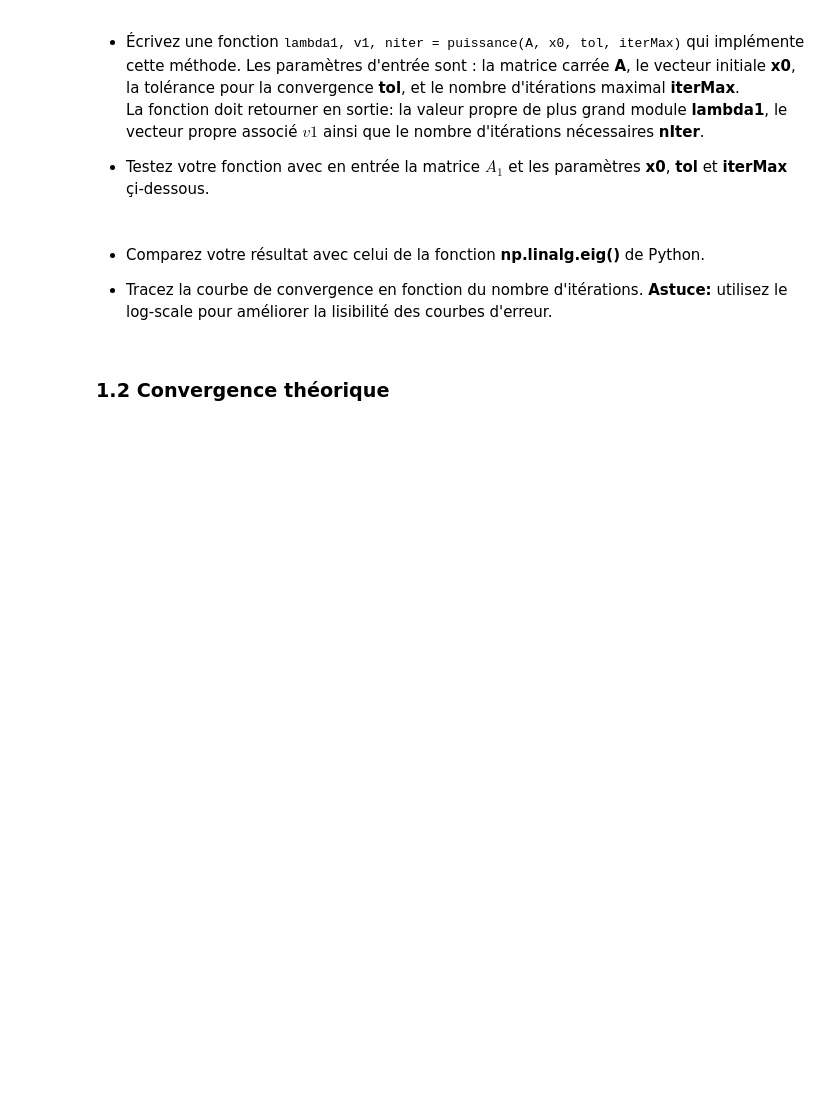
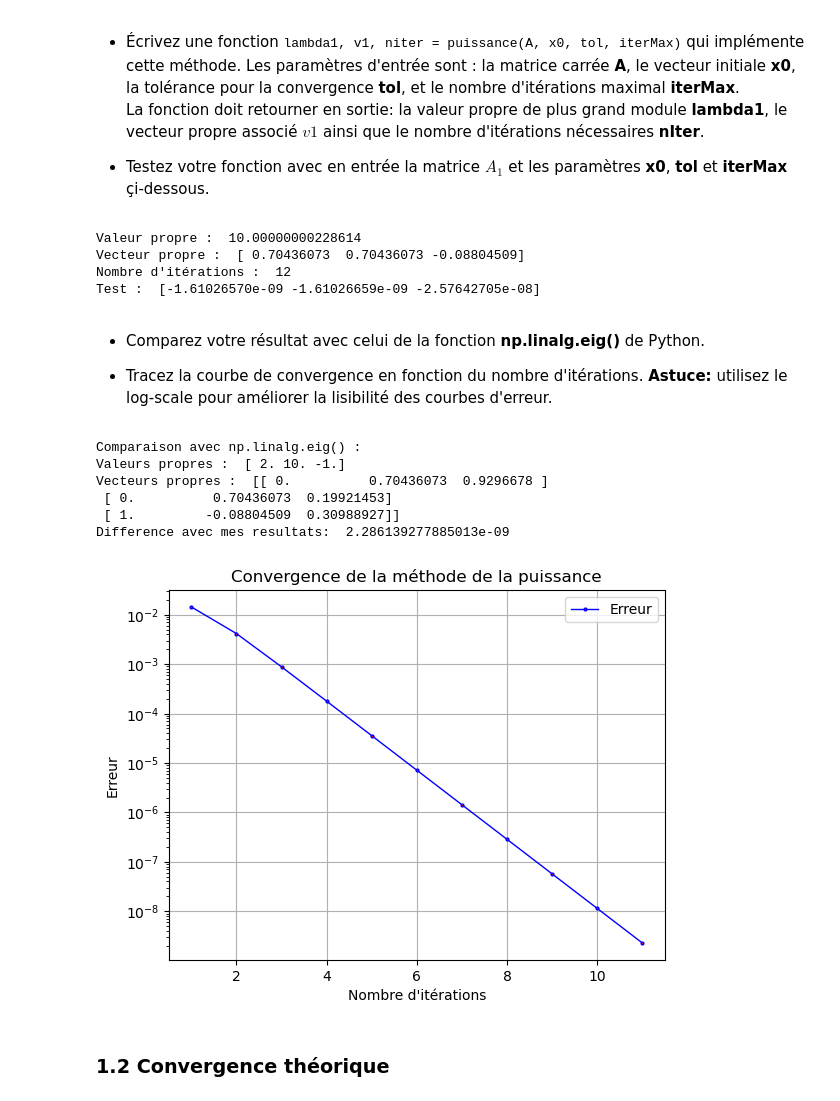
Before and after one commit to raphaffou/Methodes-numeriques, a Jupyter notebook: TP2-methodePuissance-2024-v3.ipynb, the cells around one changed output. Cells and saved outputs as stored; diff of their text form; code cells hidden in the pictures; blank space fills up the shorter version.

```diff
--- a/TP2-methodePuissance-2024-v3.ipynb
+++ b/TP2-methodePuissance-2024-v3.ipynb
@@ -54,20 +63,74 @@ print(A1)
 # Fonction puissance
 
 def puissance(A, x0, tol, iterMax):
-    # ... A compléter ...
+    n = len(x0)
+    xk = x0
+    xk1 = np.zeros(n)
+    nIter = 0
+    lambda0 = 0
+    while(True):
+        nIter += 1
+        xk1 = np.dot(A, xk) / la.norm(np.dot(A, xk))
+        lambda1 = np.dot(np.dot(A, xk1), xk1)
+        if (nIter > iterMax) or (abs(lambda1 - lambda0) < tol):
+            break
+        xk = xk1
+        lambda0 = lambda1
     return lambda1, xk1, nIter
 
 # Affichage de la plus grande valeur propre de la matrice A1, du vecteur propre associé et du nombre d'itérations en appelant la fonction puissance
 x0 = np.array([1,1,1])
 tol = 1e-8
 iterMax = 100
-# ... A compléter ...
+lambda1, xk1, nIter = puissance(A1, x0, tol, iterMax)
+print("Valeur propre : ", lambda1)
+print("Vecteur propre : ", xk1)
+print("Nombre d'itérations : ", nIter)
+print("Test : ", np.dot(A1, xk1) - lambda1 * xk1)
+# %% [output]
+Valeur propre :  10.00000000228614
+Vecteur propre :  [ 0.70436073  0.70436073 -0.08804509]
+Nombre d'itérations :  12
+Test :  [-1.61026570e-09 -1.61026659e-09 -2.57642705e-08]
 # %% [markdown]
 - Comparez votre résultat avec celui de la fonction **np.linalg.eig()** de Python.
 
 - Tracez la courbe de convergence en fonction du nombre d'itérations. **Astuce:** utilisez le log-scale pour améliorer la lisibilité des courbes d'erreur.
 # %%
-# ... A compléter ...
+# Comparer avec np.linalg.eig()
+tol = 1e-8
+print("Comparaison avec np.linalg.eig() : ")
+w, v = np.linalg.eig(A1)
+print("Valeurs propres : ", w)
+print("Vecteurs propres : ", v)
+maxvp = max(w)
+print("Difference avec mes resultats: ", abs(lambda1 - maxvp))
+
+import matplotlib.pyplot as plt
+xs = [abs(maxvp - puissance(A1, x0, tol, i)[0]) for i in range(1, 12)]
+rang = np.arange(1, 12)
+
+
+fig = plt.figure()
+#logscale
+
+plt.plot(rang, xs, label='Erreur', color='blue', marker='o', linestyle='-', linewidth=1, markersize=2, markerfacecolor='red')
+plt.yscale('log')
+plt.xlabel('Nombre d\'itérations')
+plt.ylabel('Erreur')
+plt.title('Convergence de la méthode de la puissance')
+plt.grid()
+plt.legend()
+
+plt.show()
+# %% [output]
+Comparaison avec np.linalg.eig() :
+Valeurs propres :  [ 2. 10. -1.]
+Vecteurs propres :  [[ 0.          0.70436073  0.9296678 ]
+ [ 0.          0.70436073  0.19921453]
+ [ 1.         -0.08804509  0.30988927]]
+Difference avec mes resultats:  2.286139277885013e-09
+[figure, added]
 # %% [markdown]
 ### 1.2 Convergence théorique
 # %% [markdown]
```
Also changed, not shown: parts of 7 cells of this notebook.
